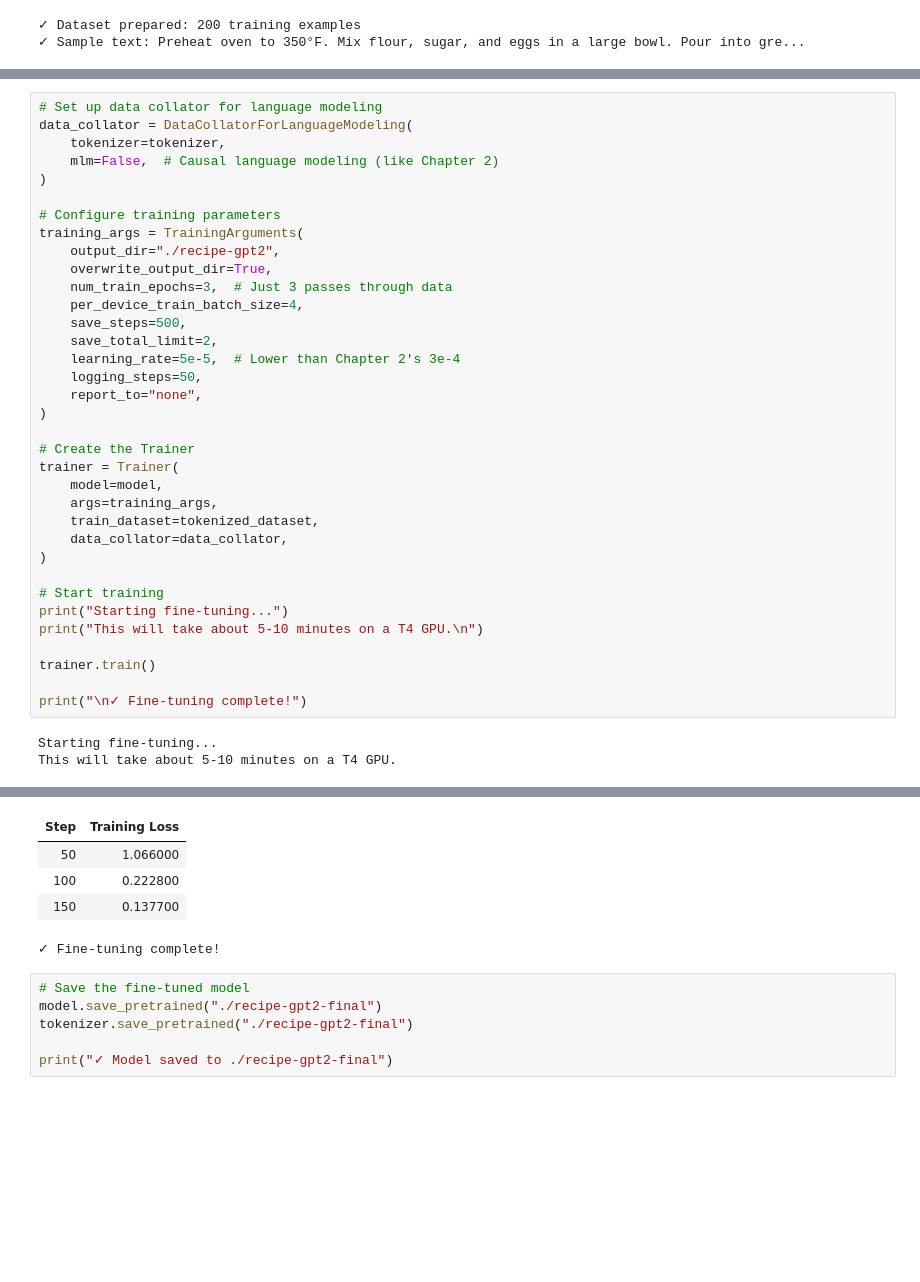
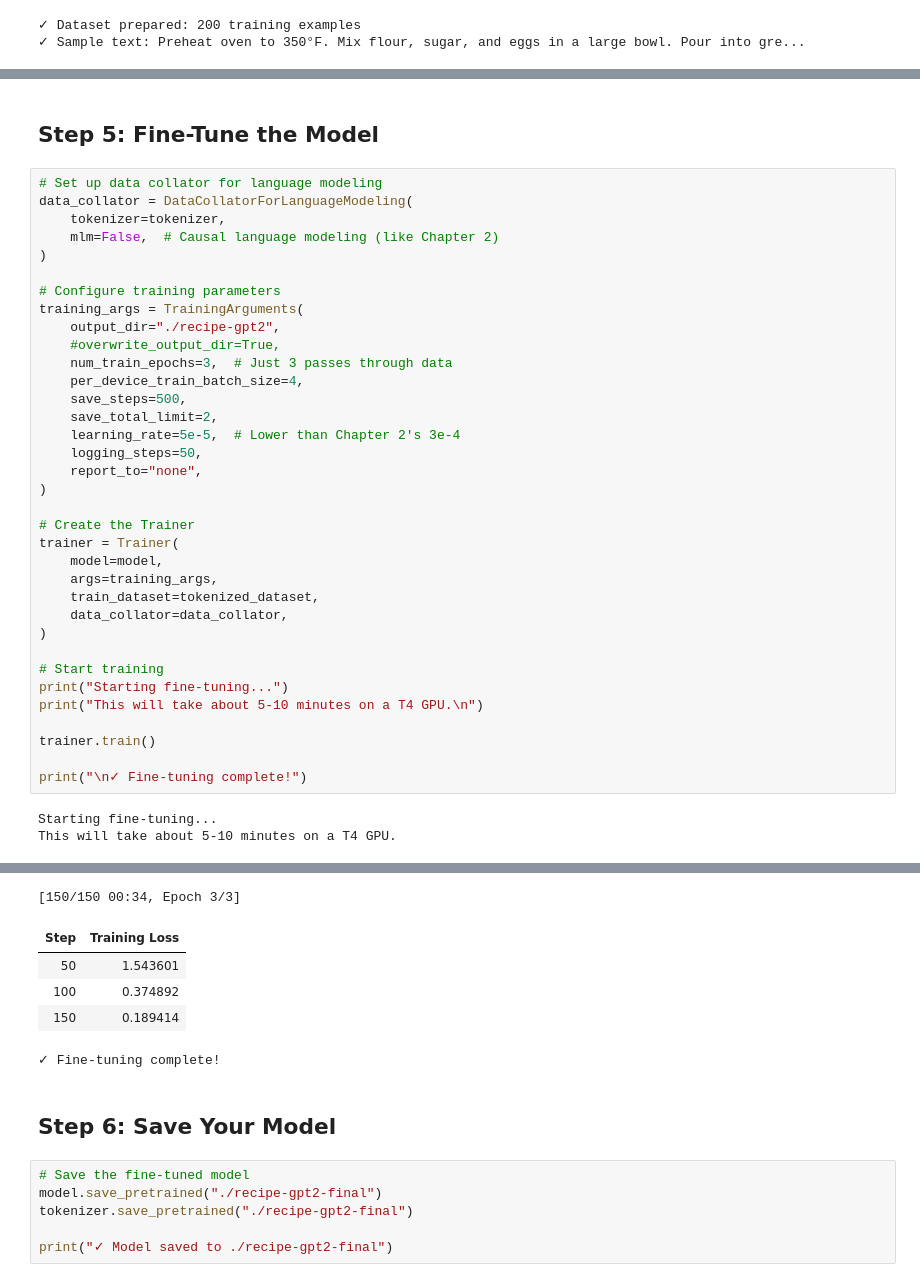
Before and after one commit to rahiakela/small-language-models-fine-tuning, a Jupyter notebook: build-and-fine-tune-small-language-model/02_fine_tuning_GPT_2_model.ipynb, the cells around one changed output, grey strips where cells are left out. Saved outputs shown, nothing was run; the diff lists cells and outputs as text; blank space fills up the shorter version.

```diff
--- a/build-and-fine-tune-small-language-model/02_fine_tuning_GPT_2_model.ipynb
+++ b/build-and-fine-tune-small-language-model/02_fine_tuning_GPT_2_model.ipynb
@@ -117,3 +118,5 @@ print(f"  Total sequences: {len(tokenized_dataset)}")
+# %% [markdown]
+## Step 5: Fine‐Tune the Model
 # %%
 # Set up data collator for language modeling
 data_collator = DataCollatorForLanguageModeling(
@@ -124,7 +127,7 @@ data_collator = DataCollatorForLanguageModeling(
 # Configure training parameters
 training_args = TrainingArguments(
     output_dir="./recipe-gpt2",
-    overwrite_output_dir=True,
+    #overwrite_output_dir=True,
     num_train_epochs=3,  # Just 3 passes through data
     per_device_train_batch_size=4,
     save_steps=500,
@@ -156,8 +159,11 @@ This will take about 5-10 minutes on a T4 GPU.
+[150/150 00:34, Epoch 3/3]
 | Step | Training Loss |
-| 50 | 1.066000 |
-| 100 | 0.222800 |
-| 150 | 0.137700 |
+| 50 | 1.543601 |
+| 100 | 0.374892 |
+| 150 | 0.189414 |
-✓ Fine-tuning complete!
+✓ Fine-tuning complete!
+# %% [markdown]
+## Step 6: Save Your Model
 # %%
 # Save the fine-tuned model
 model.save_pretrained("./recipe-gpt2-final")
```
Also changed, not shown: parts of 10 cells of this notebook.
